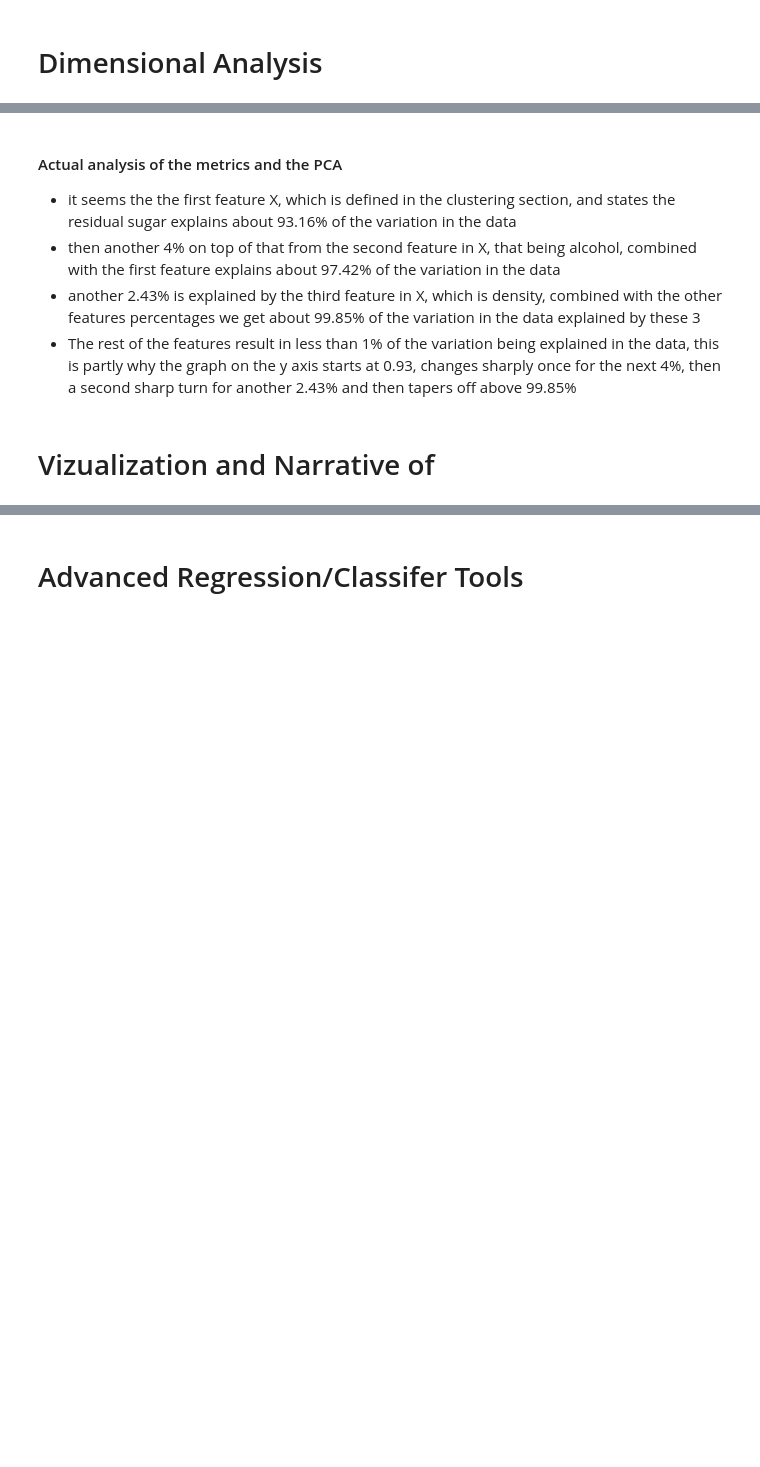
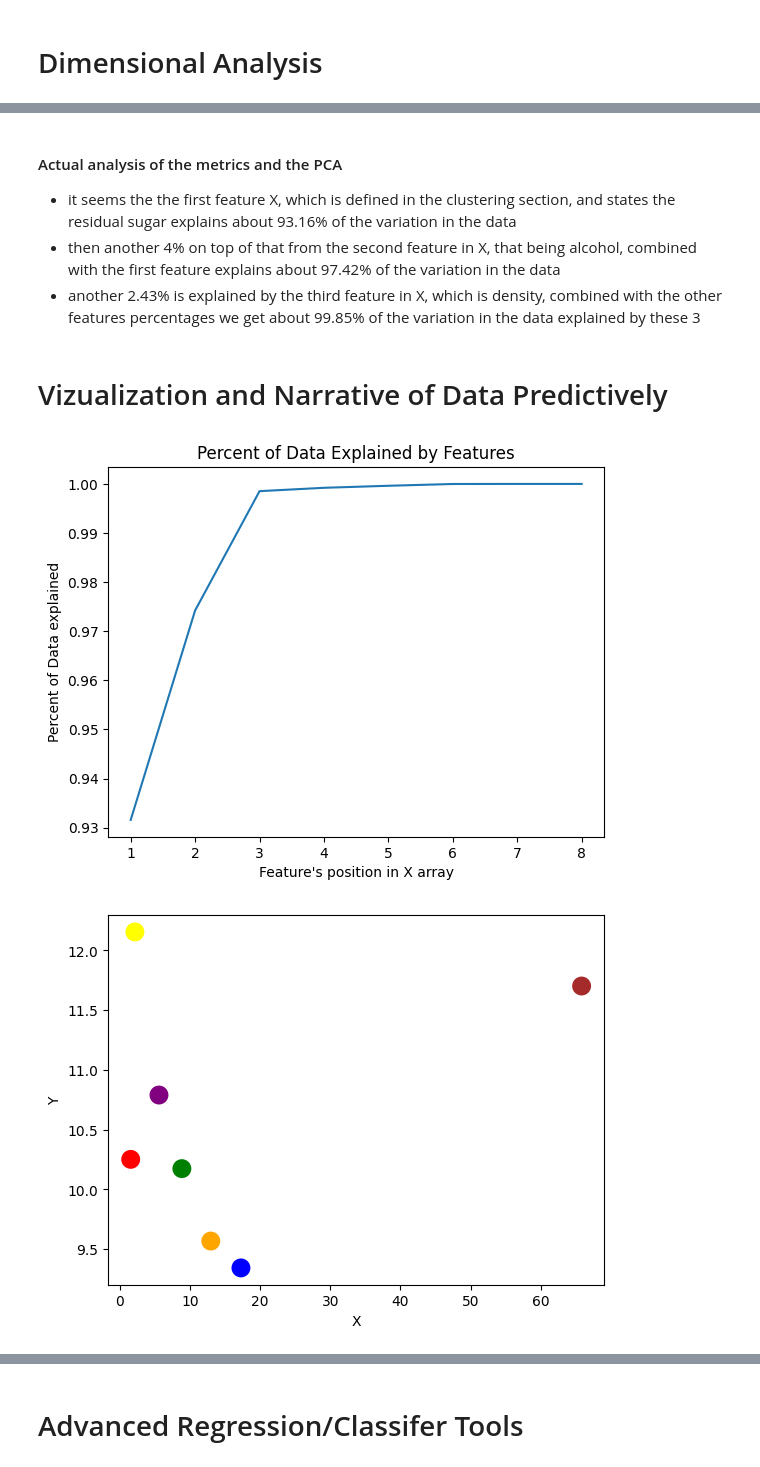
Before and after one commit to 44-566-Machine-Learning-S24/ml-s24-project-DerekVolner, a Jupyter notebook: Milestone3.ipynb, the cells around one changed output, grey strips where cells are left out. Drawn from its saved outputs; the diff is of its cells as text; code cells hidden in the pictures; blank space fills up the shorter version.

```diff
--- a/Milestone3.ipynb
+++ b/Milestone3.ipynb
@@ -183,6 +179,31 @@ F1 is  0.35026535687366517
 - it seems the the first feature X, which is defined in the clustering section, and states the residual sugar explains about 93.16% of the variation in the data
 - then another 4% on top of that from the second feature in X, that being alcohol, combined with the first feature explains about 97.42% of the variation in the data
 - another 2.43% is explained by the third feature in X, which is density, combined with the other features percentages we get about 99.85% of the variation in the data explained by these 3
-- The rest of the features result in less than 1% of the variation being explained in the data, this is partly why the graph on the y axis starts at 0.93, changes sharply once for the next 4%, then a second sharp turn for another 2.43% and then tapers off above 99.85%
 # %% [markdown]
-# Vizualization and Narrative of
+# Vizualization and Narrative of Data Predictively
+# %%
+
+
+#this is the exact same graph as above but I'm uncertain of whether it should just be in this section, the one above or if both is fine.
+plt.title("Percent of Data Explained by Features")
+plt.ylabel("Percent of Data explained")
+plt.xlabel("Feature's position in X array")
+plt.plot(d_values, cumulative_sums)
+plt.show()
+
+
+centoridPlacements= kmeans_classifier.cluster_centers_
+
+centroids_x = centoridPlacements[:,0]
+centroids_y = centoridPlacements[:,1]
+# the code for the centroids part is being adapted from: https://stackoverflow.com/questions/61181342/how-to-graph-centroids-with-kmeans
+# because the code from the slides wasn't working to print out stuff for the dataset so far as I could tell
+
+plt.scatter(centroids_x,centroids_y,marker = ".", s=175,linewidths = 7, zorder = 100,  c=['green', 'red','blue','yellow','orange','purple','brown'])
+
+plt.xlabel("X")
+plt.ylabel("Y")
+plt.show()
+# %% [output]
+[figure, added]
+[figure, added]
```
Also changed, not shown: parts of 4 cells of this notebook.
